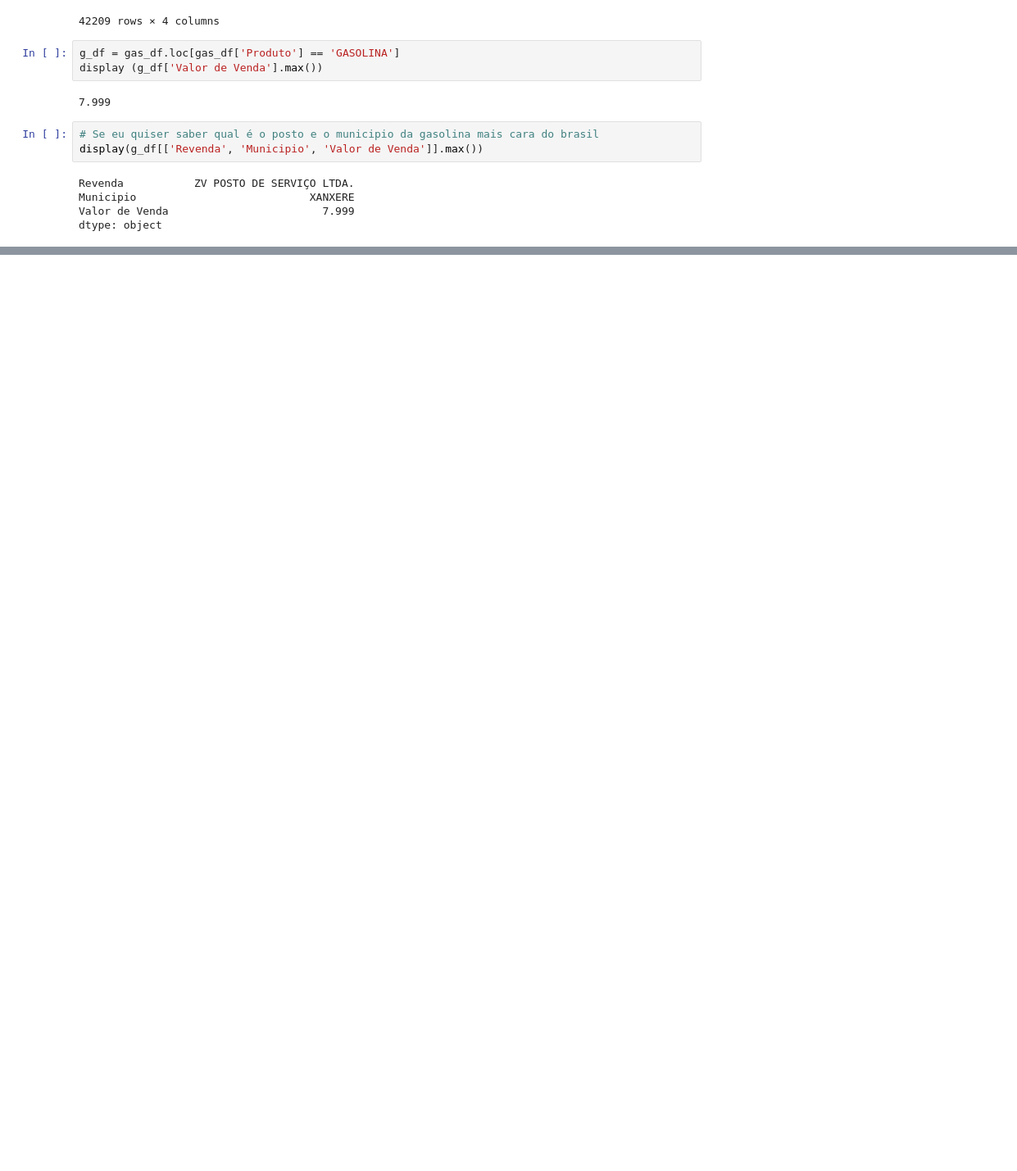
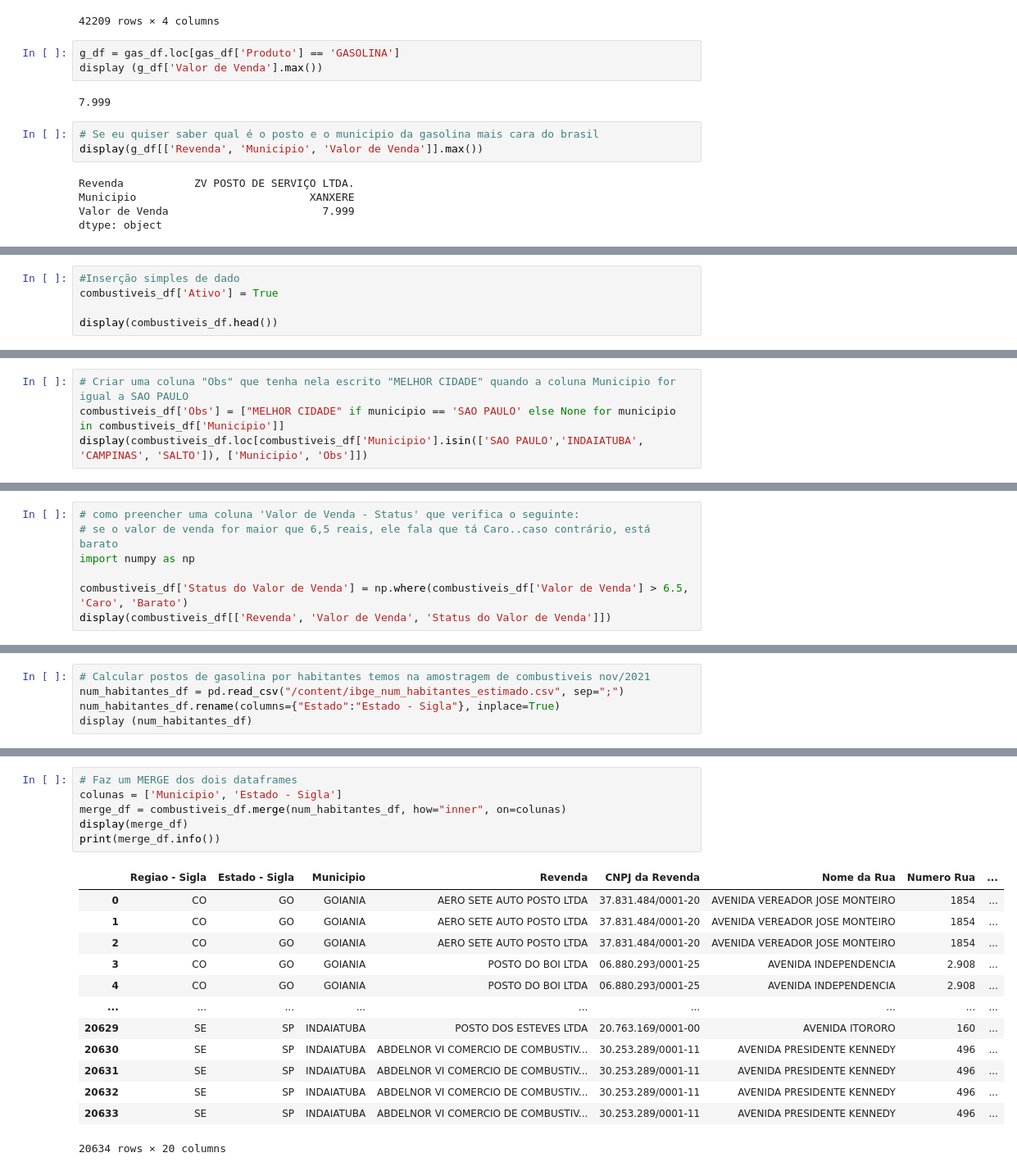
Before and after one commit to GabrielFerreiraTrindade/Python-Pandas, a Jupyter notebook: Exemplo_Pandas.ipynb, the cells around one changed output, grey strips where cells are left out. Shown: that part at 82% size. Drawn from its saved outputs; the diff is of its cells as text; blank space fills up the shorter version.

```diff
--- a/Exemplo_Pandas.ipynb
+++ b/Exemplo_Pandas.ipynb
@@ -227,0 +321,5 @@ dtype: object
+# %%
+#Inserção simples de dado
+combustiveis_df['Ativo'] = True
+
+display(combustiveis_df.head())
@@ -227,0 +333,4 @@ dtype: object
+# %%
+# Criar uma coluna "Obs" que tenha nela escrito "MELHOR CIDADE" quando a coluna Municipio for igual a SAO PAULO
+combustiveis_df['Obs'] = ["MELHOR CIDADE" if municipio == 'SAO PAULO' else None for municipio in combustiveis_df['Municipio']]
+display(combustiveis_df.loc[combustiveis_df['Municipio'].isin(['SAO PAULO','INDAIATUBA', 'CAMPINAS', 'SALTO']), ['Municipio', 'Obs']])
@@ -227,0 +351,7 @@ dtype: object
+# %%
+# como preencher uma coluna 'Valor de Venda - Status' que verifica o seguinte:
+# se o valor de venda for maior que 6,5 reais, ele fala que tá Caro..caso contrário, está barato
+import numpy as np
+
+combustiveis_df['Status do Valor de Venda'] = np.where(combustiveis_df['Valor de Venda'] > 6.5, 'Caro', 'Barato')
+display(combustiveis_df[['Revenda', 'Valor de Venda', 'Status do Valor de Venda']])
@@ -227,0 +372,5 @@ dtype: object
+# %%
+# Calcular postos de gasolina por habitantes temos na amostragem de combustiveis nov/2021
+num_habitantes_df = pd.read_csv("/content/ibge_num_habitantes_estimado.csv", sep=";")
+num_habitantes_df.rename(columns={"Estado":"Estado - Sigla"}, inplace=True)
+display (num_habitantes_df)
@@ -227,0 +395,20 @@ dtype: object
+# %%
+# Faz um MERGE dos dois dataframes
+colunas = ['Municipio', 'Estado - Sigla']
+merge_df = combustiveis_df.merge(num_habitantes_df, how="inner", on=colunas)
+display(merge_df)
+print(merge_df.info())
+# %% [output]
+|  | Regiao - Sigla | Estado - Sigla | Municipio | Revenda | CNPJ da Revenda | Nome da Rua | Numero Rua | ... |
+| 0 | CO | GO | GOIANIA | AERO SETE AUTO POSTO LTDA | 37.831.484/0001-20 | AVENIDA VEREADOR JOSE MONTEIRO | 1854 | ... |
+| 1 | CO | GO | GOIANIA | AERO SETE AUTO POSTO LTDA | 37.831.484/0001-20 | AVENIDA VEREADOR JOSE MONTEIRO | 1854 | ... |
+| 2 | CO | GO | GOIANIA | AERO SETE AUTO POSTO LTDA | 37.831.484/0001-20 | AVENIDA VEREADOR JOSE MONTEIRO | 1854 | ... |
+| 3 | CO | GO | GOIANIA | POSTO DO BOI LTDA | 06.880.293/0001-25 | AVENIDA INDEPENDENCIA | 2.908 | ... |
+| 4 | CO | GO | GOIANIA | POSTO DO BOI LTDA | 06.880.293/0001-25 | AVENIDA INDEPENDENCIA | 2.908 | ... |
+| ... | ... | ... | ... | ... | ... | ... | ... | ... |
+| 20629 | SE | SP | INDAIATUBA | POSTO DOS ESTEVES LTDA | 20.763.169/0001-00 | AVENIDA ITORORO | 160 | ... |
+| 20630 | SE | SP | INDAIATUBA | ABDELNOR VI COMERCIO DE COMBUSTIV... | 30.253.289/0001-11 | AVENIDA PRESIDENTE KENNEDY | 496 | ... |
+| 20631 | SE | SP | INDAIATUBA | ABDELNOR VI COMERCIO DE COMBUSTIV... | 30.253.289/0001-11 | AVENIDA PRESIDENTE KENNEDY | 496 | ... |
+| 20632 | SE | SP | INDAIATUBA | ABDELNOR VI COMERCIO DE COMBUSTIV... | 30.253.289/0001-11 | AVENIDA PRESIDENTE KENNEDY | 496 | ... |
+| 20633 | SE | SP | INDAIATUBA | ABDELNOR VI COMERCIO DE COMBUSTIV... | 30.253.289/0001-11 | AVENIDA PRESIDENTE KENNEDY | 496 | ... |
+20634 rows × 20 columns
```
Also changed, not shown: parts of 18 cells of this notebook.
